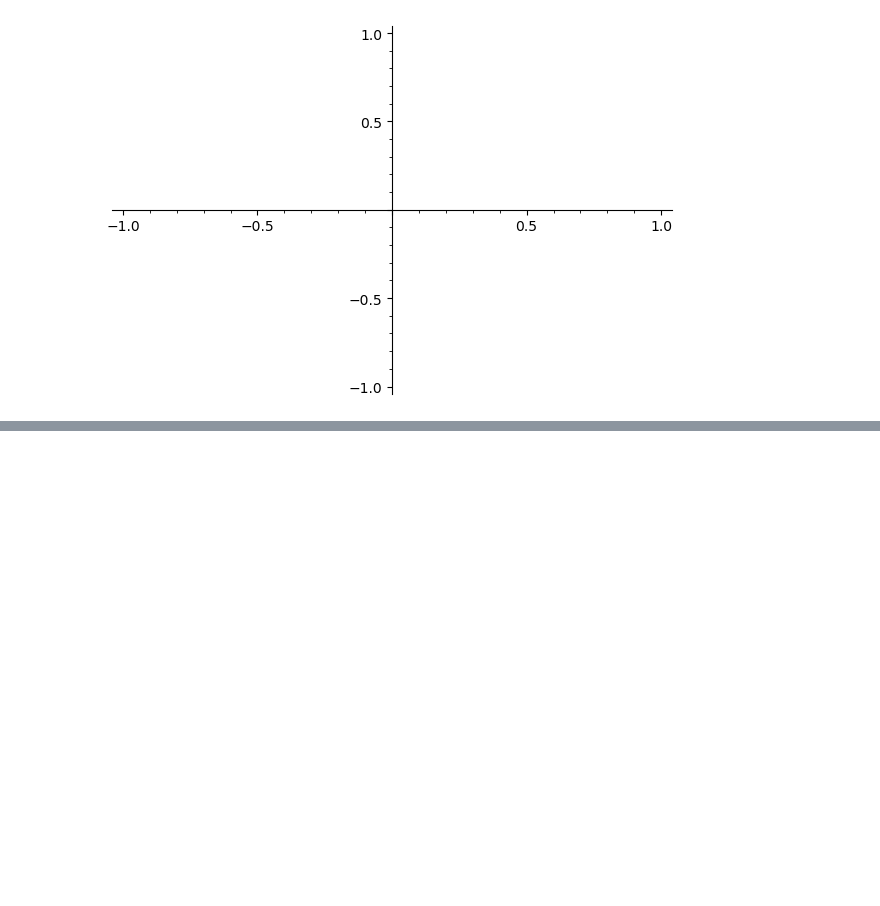
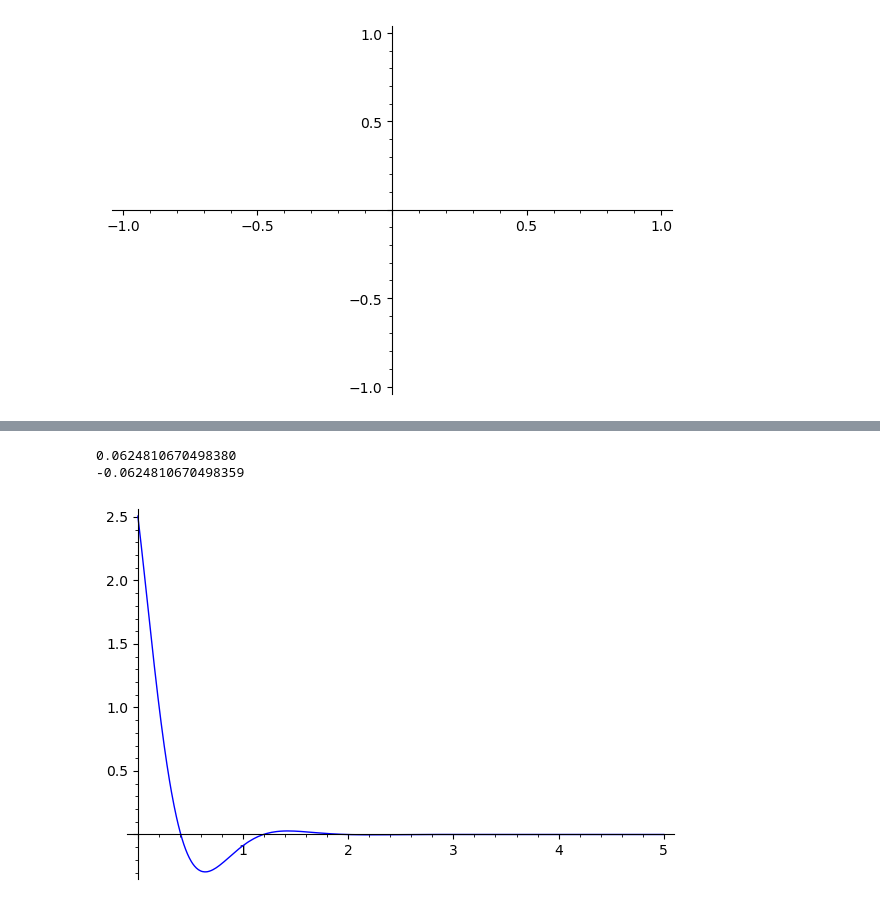
Before and after one commit to lboudi/Sabdbox, a Jupyter notebook: pendule_pohl.ipynb, the cells around one changed output, grey strips where cells are left out. Saved outputs shown, nothing was run; the diff lists cells and outputs as text; code cells hidden in the pictures; blank space fills up the shorter version.

```diff
--- a/pendule_pohl.ipynb
+++ b/pendule_pohl.ipynb
@@ -113,0 +124,23 @@ NotImplementedError: Numpy arrays are not supported as arguments for symbolic ex
+# %%
+y_0 = pi/3
+v_0 = pi/6
+Lambda = 0.0005
+omega_0 = 4
+omega = - Lambda
+phi = sqrt(omega_0^2 - Lambda^2)
+x_M = sqrt(((omega*y_0 - v_0)**2)/phi^2 + 4*y_0**2)
+kappa = acos(2*y_0/x_M)
+kappa_01 = asin((omega*y_0 - v_0)/(phi*x_M))
+print(kappa)
+print(kappa_01)
+bool(kappa == kappa_01)
+
+
+Solution(t) = Solution_pseudo_periodique(3,4,pi/3,pi/6,- kappa,phi)
+# %% [output]
+0.0624810670498380
+-0.0624810670498359
+# %%
+plot(Solution,t,0,5)
+# %% [output]
+[figure, added]
```
Also changed, not shown: parts of 9 cells of this notebook.
